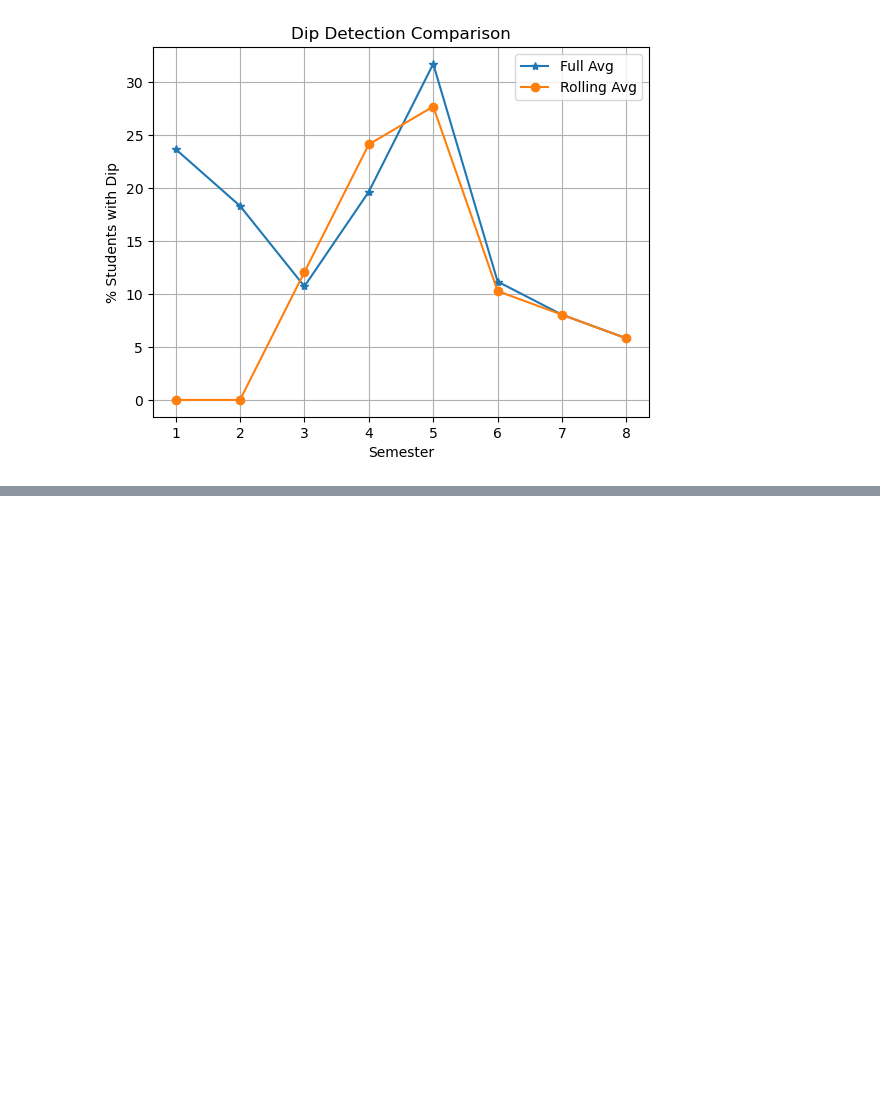
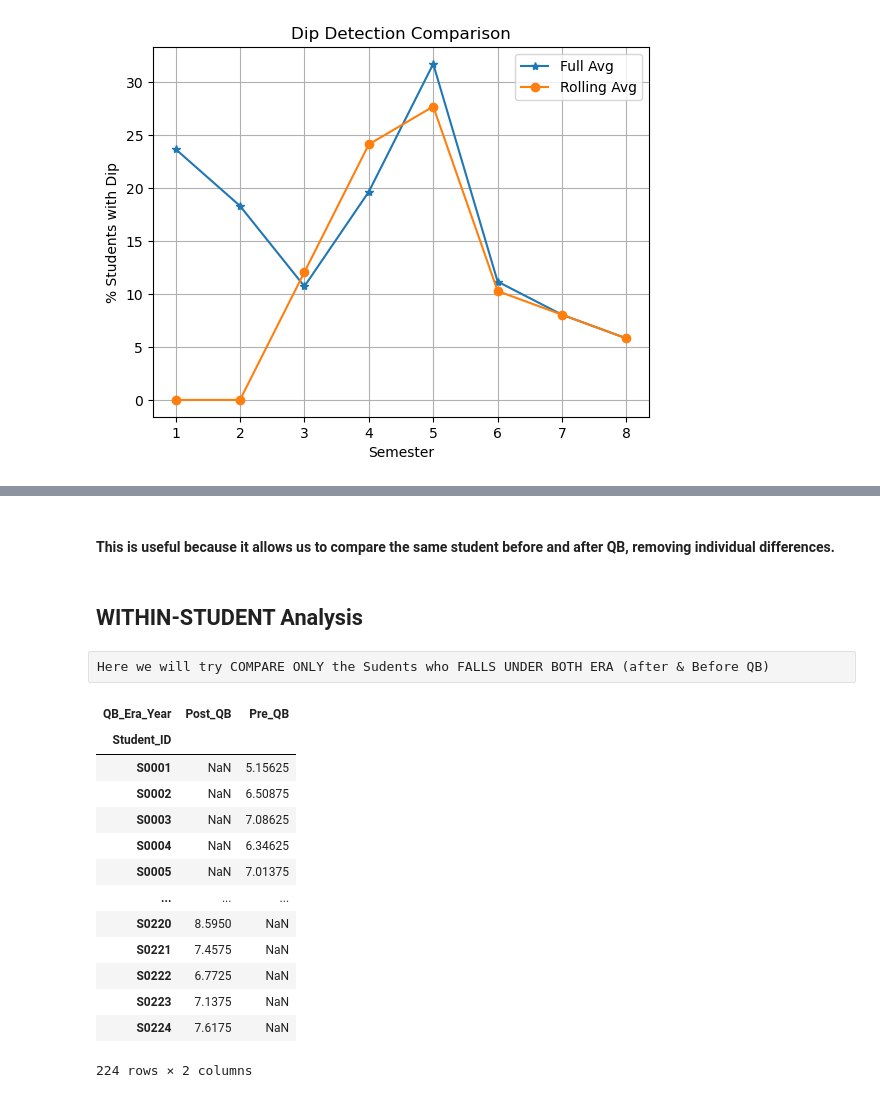
Before and after one commit to 24f2007064/Student-Performance-Analysis, a Jupyter notebook: DiP detection.ipynb, the cells around one changed output, grey strips where cells are left out. Cells and saved outputs as stored; diff of their text form; code cells hidden in the pictures; blank space fills up the shorter version.

```diff
--- a/DiP detection.ipynb
+++ b/DiP detection.ipynb
@@ -262,0 +360,7 @@ plt.show()
+# %% [markdown]
+
+#### This is useful because it allows us to compare the same student before and after QB, removing individual differences.
+# %% [markdown]
+## WITHIN-STUDENT Analysis
+# %% [raw]
+Here we will try COMPARE ONLY the Sudents who FALLS UNDER BOTH ERA (after & Before QB)
@@ -262,0 +369,19 @@ plt.show()
+# %%
+student_era_avg = df.groupby(['Student_ID', 'QB_Era_Year'])['SGPA'].mean().unstack()
+
+student_era_avg
+# %% [output]
+| QB_Era_Year | Post_QB | Pre_QB |
+| Student_ID |  |  |
+| S0001 | NaN | 5.15625 |
+| S0002 | NaN | 6.50875 |
+| S0003 | NaN | 7.08625 |
+| S0004 | NaN | 6.34625 |
+| S0005 | NaN | 7.01375 |
+| ... | ... | ... |
+| S0220 | 8.5950 | NaN |
+| S0221 | 7.4575 | NaN |
+| S0222 | 6.7725 | NaN |
+| S0223 | 7.1375 | NaN |
+| S0224 | 7.6175 | NaN |
+224 rows × 2 columns
```
Also changed, not shown: parts of 35 cells of this notebook, 1 other file.
